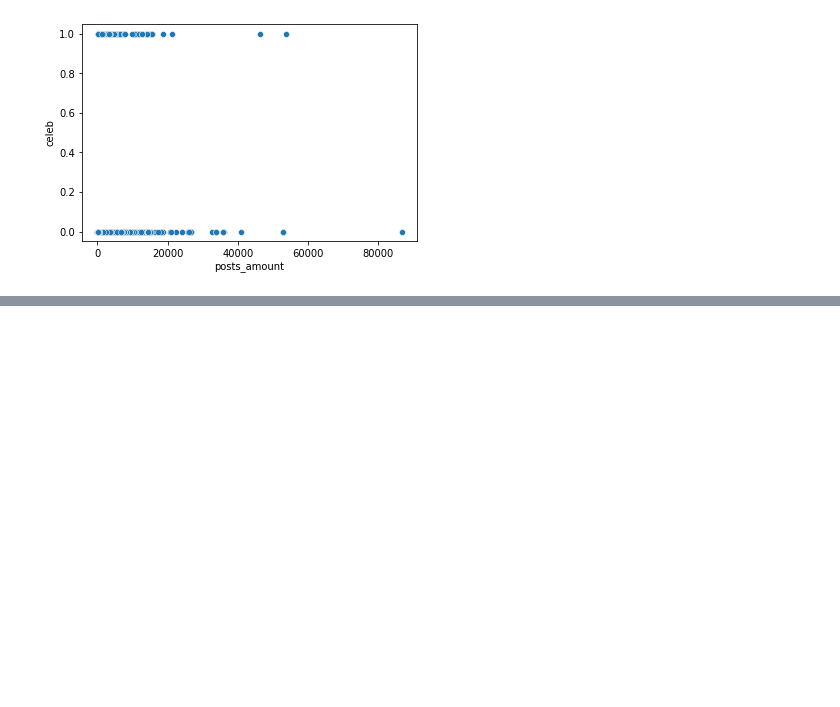
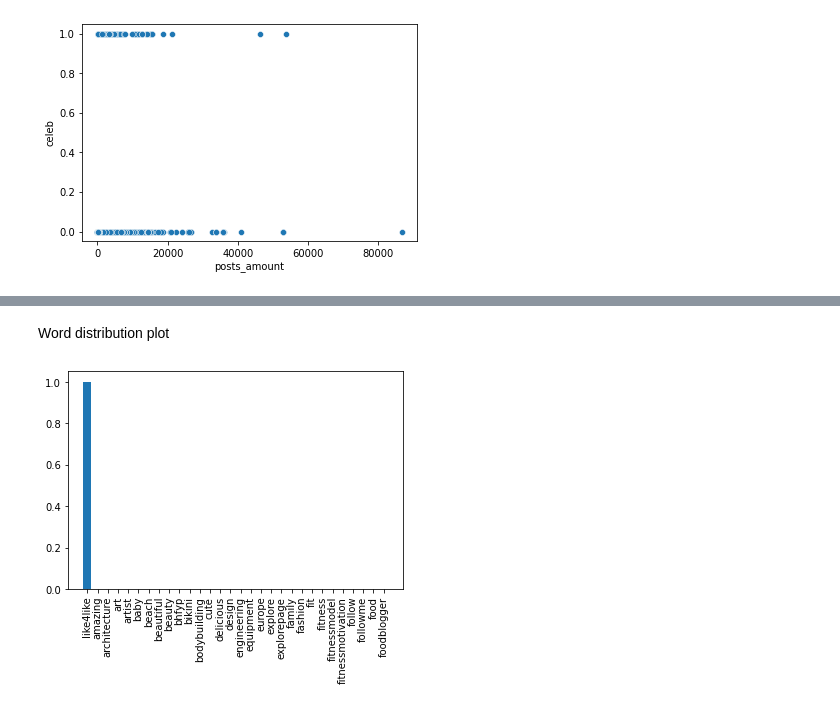
Before and after one commit to OrenPin/Instagram-Prediction---Data-Analysis, a Jupyter notebook: PostAnalysis.ipynb, the cells around one changed output, grey strips where cells are left out. Saved outputs shown, nothing was run; the diff lists cells and outputs as text; code cells hidden in the pictures; blank space fills up the shorter version.

```diff
--- a/PostAnalysis.ipynb
+++ b/PostAnalysis.ipynb
@@ -275,0 +344,32 @@ Now we will do some text exploration
+# %%
+# check if text is in english if not, drop row
+for index,row in df_duplicate.iterrows():
+        try:
+                if detect(row['content']) != 'en':
+                        df_duplicate.drop(index, inplace=True)
+        except:
+                pass
+# %%
+for index,row in df_duplicate.iterrows():
+        text = row['content']
+        if '#' in text:
+                clean_text = text.replace('#', ' ')
+                df_duplicate.at[index,'content'] = clean_text
+# %%
+# hashtag
+vectorizer_hashtag = CountVectorizer(lowercase=True,stop_words="english",max_features=100)
+freq_vec_hashtag = vectorizer_hashtag.fit_transform(df_duplicate["hashtag"]).toarray()
+freqDistHashtag = dict(zip(vectorizer_hashtag.get_feature_names(),freq_vec_hashtag[0]))
+# freqDistHashtag=dict(sorted(freqDistHashtag.items(), key=lambda item: item[1],reverse=True)) # ascending sort..
+
+# content
+vectorizer_content = CountVectorizer(lowercase=True,stop_words="english",max_features=100)
+freq_vec_content = vectorizer_content.fit_transform(df_duplicate["content"]).toarray()
+freqDistcontent = dict(zip(vectorizer_content.get_feature_names(),freq_vec_content[0]))
+# freqDistcontent=dict(sorted(freqDistcontent.items(), key=lambda item: item[1],reverse=True)) # ascending sort..
+
+# pCo
+vectorizer_pCo = CountVectorizer(lowercase=True,stop_words="english",max_features=100)
+freq_vec_pCo = vectorizer_pCo.fit_transform(df_duplicate["pCo"]).toarray()
+freqDistpCo = dict(zip(vectorizer_pCo.get_feature_names(),freq_vec_pCo[0]))
+# freqDistpCo=dict(sorted(freqDistpCo.items(), key=lambda item: item[1],reverse=True)) # ascending sort..
@@ -275,0 +436,10 @@ Now we will do some text exploration
+# %% [markdown]
+Word distribution plot
+# %%
+# hashtag
+topK=30
+plt.bar(list(freqDistHashtag.keys())[:topK], list(freqDistHashtag.values())[:topK])
+plt.xticks(list(freqDistHashtag.keys())[:topK], rotation='vertical')
+plt.show()
+# %% [output]
+[figure, added]
```
Also changed, not shown: parts of 31 cells of this notebook.
